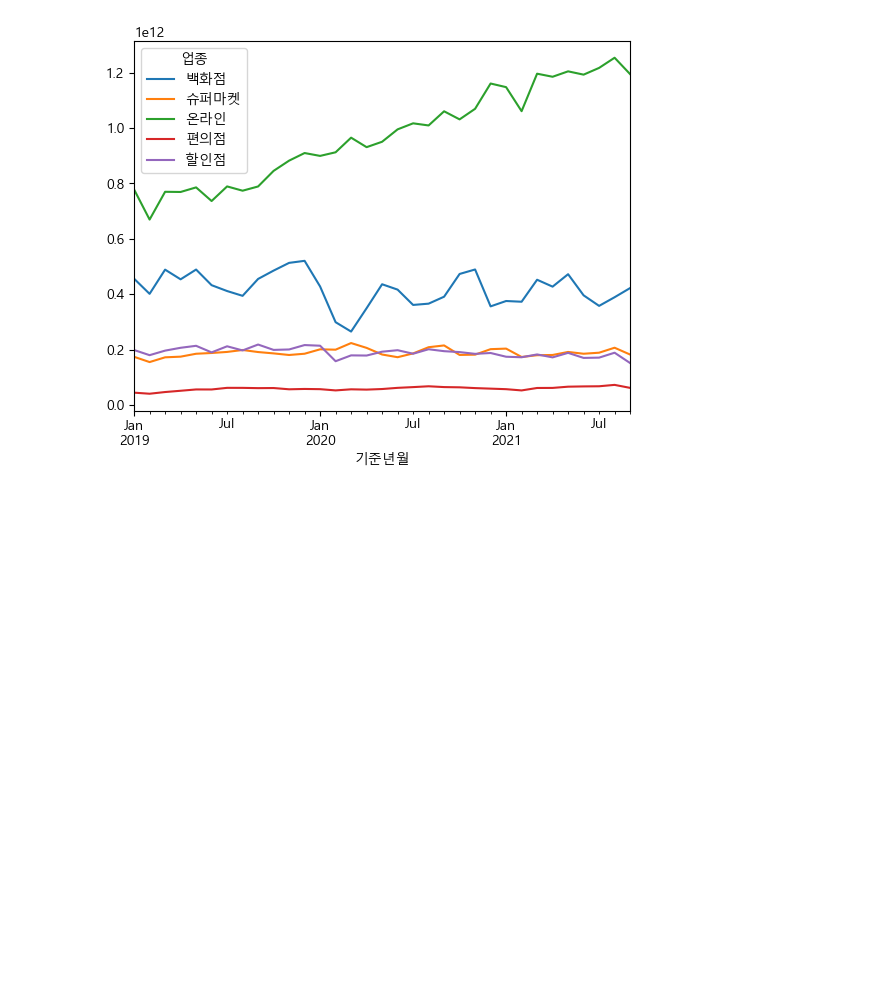
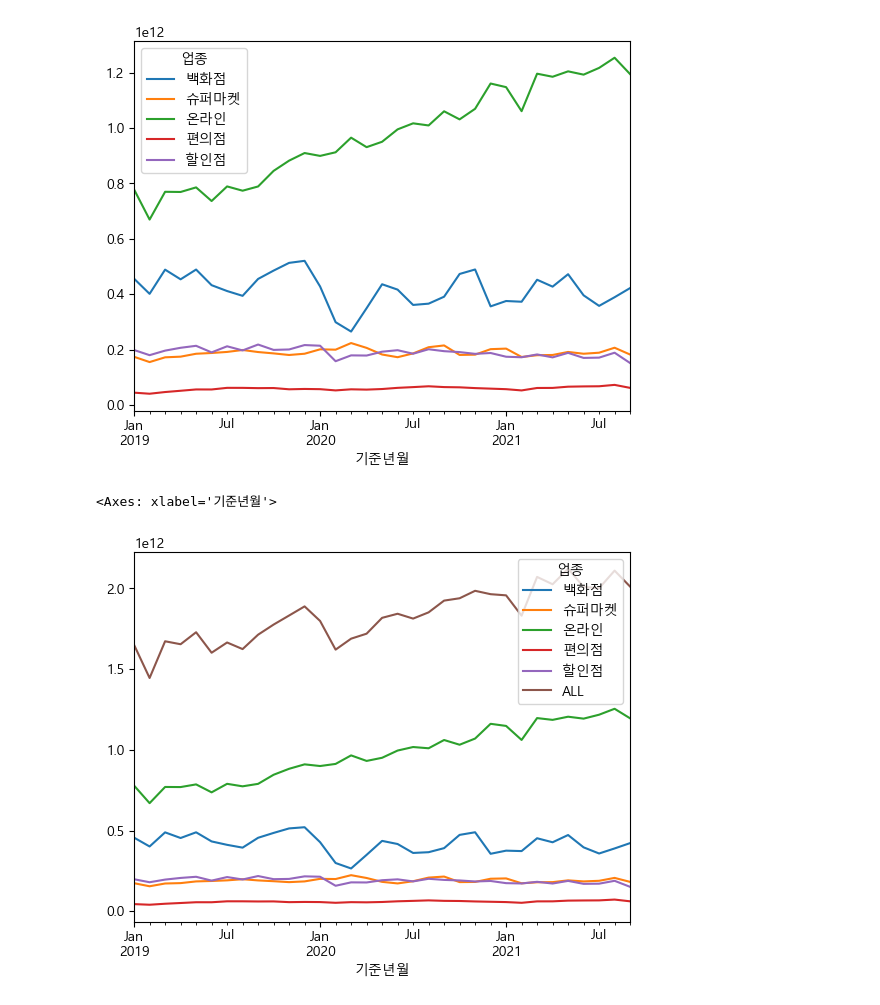
Before and after one commit to do-po/test_1, a Jupyter notebook: Python/24_03_27/card.ipynb, the cells around one changed output. Cells and saved outputs as stored; diff of their text form; code cells hidden in the pictures; blank space fills up the shorter version.

```diff
--- a/Python/24_03_27/card.ipynb
+++ b/Python/24_03_27/card.ipynb
@@ -265,3 +266,12 @@ df1.plot(kind = 'line')
 # %% [output]
 <Axes: xlabel='기준년월'>
 [figure]
+# %%
+## 기준연월별 합산 데이터를 확인
+
+df1['ALL'] = df1.sum(axis= 1) # axis= 1 이러면 column들이 합산되므로 index가 기준이 되어 남아있을거야.
+# %%
+df1.plot(kind = 'line')
+# %% [output]
+<Axes: xlabel='기준년월'>
+[figure, added]
```
Also changed, not shown: parts of 8 cells of this notebook, 2 other files.
